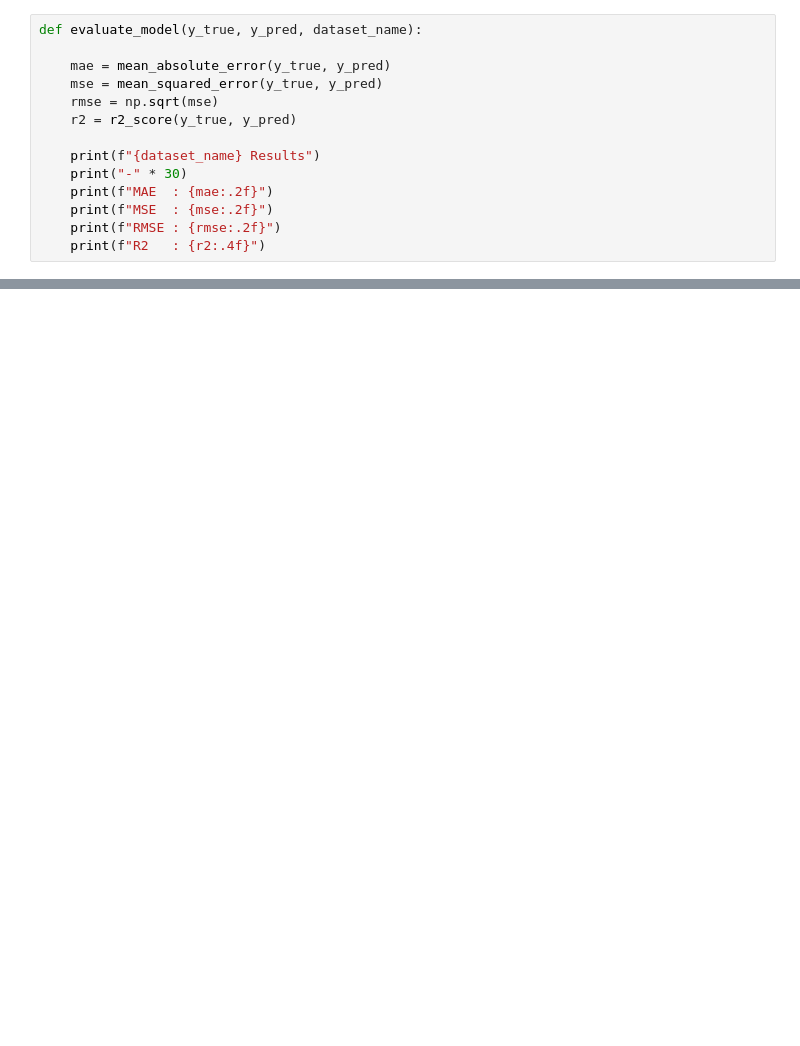
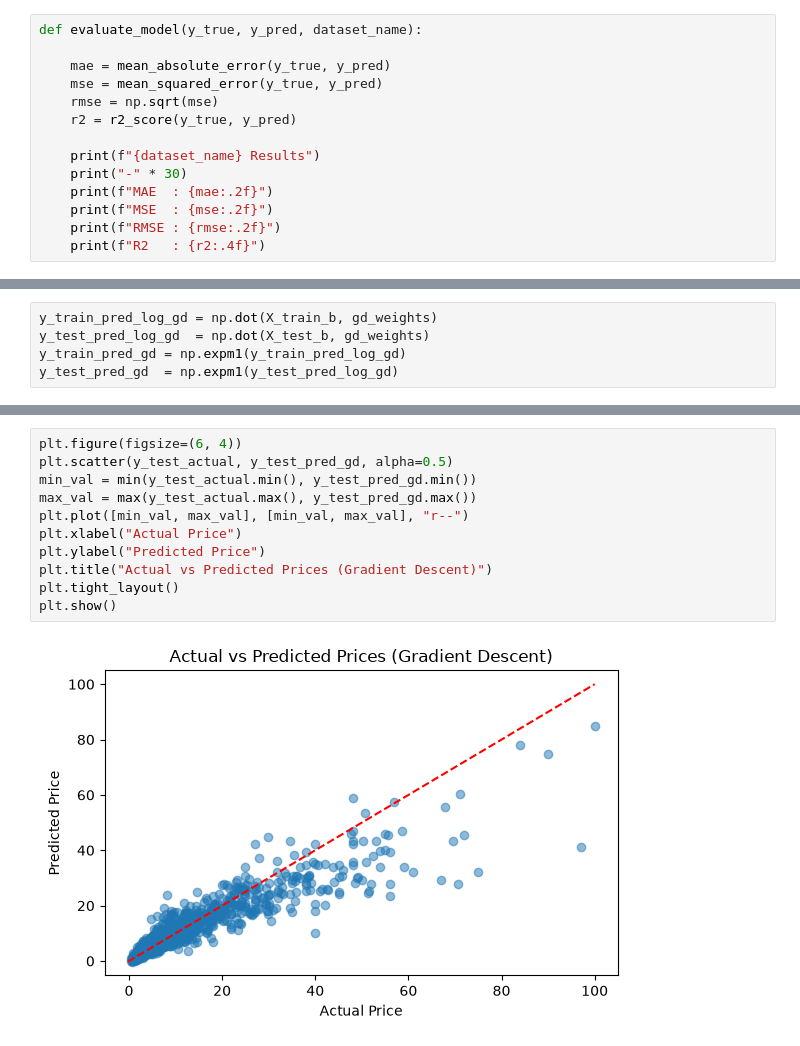
Before and after one commit to abdelhalimyasser/machine-learning-models-2026-fcai-cu, a Jupyter notebook: notebooks/a_numerical_regression/Preprocessing.ipynb, the cells around one changed output, grey strips where cells are left out. Drawn from its saved outputs; the diff is of its cells as text; blank space fills up the shorter version.

```diff
--- a/notebooks/a_numerical_regression/Preprocessing.ipynb
+++ b/notebooks/a_numerical_regression/Preprocessing.ipynb
@@ -357,0 +438,5 @@ plt.show()
+# %%
+y_train_pred_log_gd = np.dot(X_train_b, gd_weights)
+y_test_pred_log_gd  = np.dot(X_test_b, gd_weights)
+y_train_pred_gd = np.expm1(y_train_pred_log_gd)
+y_test_pred_gd  = np.expm1(y_test_pred_log_gd)
@@ -357,0 +472,13 @@ plt.show()
+# %%
+plt.figure(figsize=(6, 4))
+plt.scatter(y_test_actual, y_test_pred_gd, alpha=0.5)
+min_val = min(y_test_actual.min(), y_test_pred_gd.min())
+max_val = max(y_test_actual.max(), y_test_pred_gd.max())
+plt.plot([min_val, max_val], [min_val, max_val], "r--")
+plt.xlabel("Actual Price")
+plt.ylabel("Predicted Price")
+plt.title("Actual vs Predicted Prices (Gradient Descent)")
+plt.tight_layout()
+plt.show()
+# %% [output]
+[figure, added]
```
Also changed, not shown: parts of 24 cells of this notebook, 1 other file.
